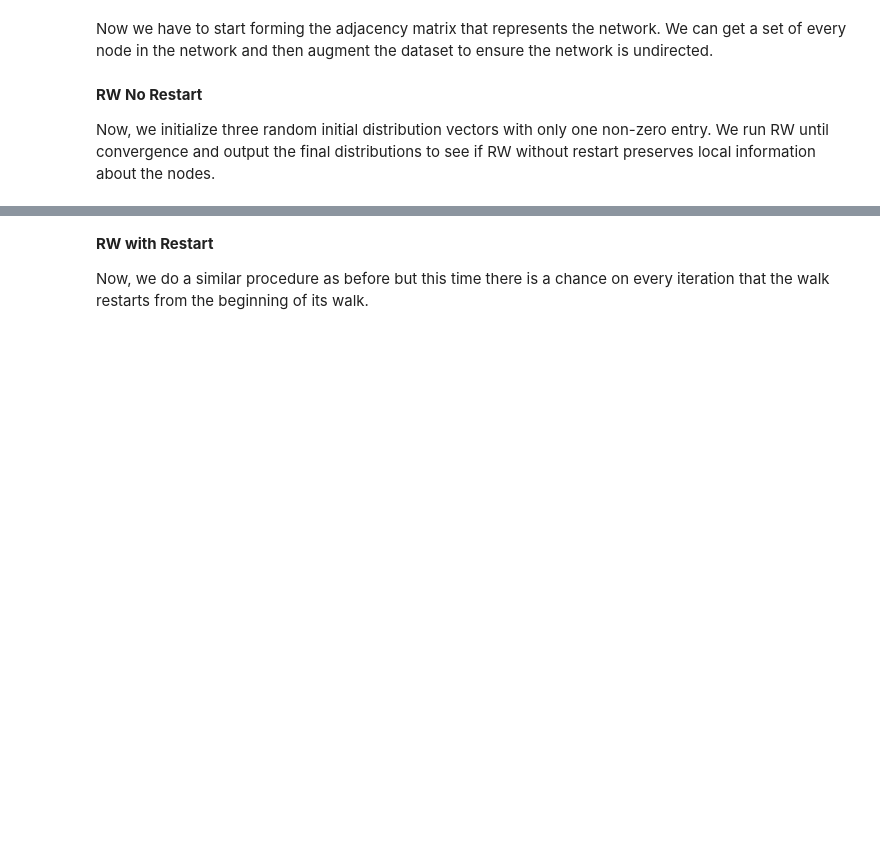
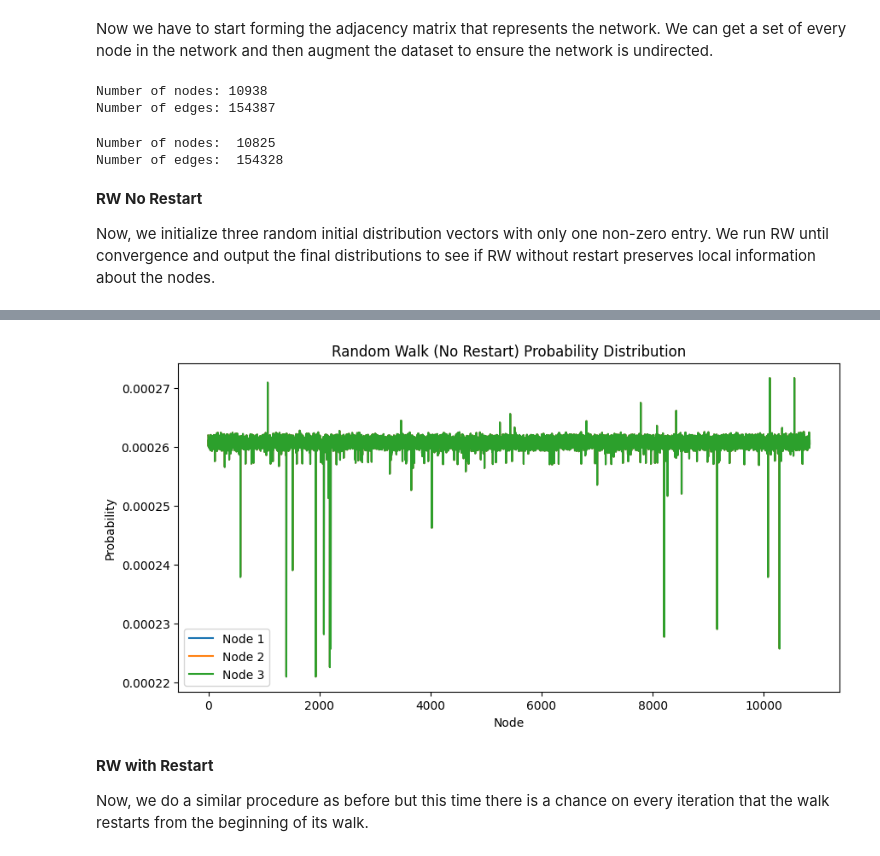
Before and after one commit to faverogian/ECSE556, a Jupyter notebook: Assignment 2/Code/random_walks.ipynb, the cells around one changed output, grey strips where cells are left out. Drawn from its saved outputs; the diff is of its cells as text; code cells hidden in the pictures; blank space fills up the shorter version.

```diff
--- a/Assignment 2/Code/random_walks.ipynb
+++ b/Assignment 2/Code/random_walks.ipynb
@@ -28,6 +28,9 @@ Now we have to start forming the adjacency matrix that represents the network. W
 # Get set of all nodes
 nodes = set(edges_df['Node 1'])
 nodes = nodes.union(set(edges_df['Node 2']))
+
+print('Number of nodes:', len(nodes))
+print('Number of edges:', len(edges_df))
 
 # Convert nodes to indices in edges_df
 nodes_dict = dict(zip(nodes, range(len(nodes))))
@@ -45,6 +48,9 @@ for i in tqdm(range(len(edge_id_df))):
 
 # If there are any self-loops, remove them
 np.fill_diagonal(adj_mat, 0)
+# %% [output]
+Number of nodes: 10938
+Number of edges: 154387
 # %%
 # Adjust adjacency matrix to be symmetric, undirected
 adj_mat = process_symmetric_entries(adj_mat)
@@ -62,15 +68,22 @@ nodes = list(nodes)
 nodes = [nodes[i] for i in range(len(nodes)) if i not in nodes_remove]
 nodes_dict = dict(zip(nodes, range(len(nodes))))
 
-# Remove nodes from edges_df
-edges_df = edges_df[~edges_df['Node 1'].isin(nodes_remove)]
-edges_df = edges_df[~edges_df['Node 2'].isin(nodes_remove)]
+# Remove rows from edges_df that contain nodes that were removed
+edges_df = edges_df[edges_df['Node 1'].isin(nodes)]
+edges_df = edges_df[edges_df['Node 2'].isin(nodes)]
 
 edges_df['Node 1'] = edges_df['Node 1'].map(nodes_dict)
 edges_df['Node 2'] = edges_df['Node 2'].map(nodes_dict)
 
 # Normalize adjacency matrix by row
 tr_mat = adj_mat / adj_mat.sum(axis=1, keepdims=True)
+
+# Print size of network
+print('Number of nodes: ', len(nodes))
+print('Number of edges: ', len(edges_df))
+# %% [output]
+Number of nodes:  10825
+Number of edges:  154328
 # %% [markdown]
 **RW No Restart**
 
@@ -129,6 +142,19 @@ for i in range(len(stat_dist_no_restart)):
     for j in range(i+1, len(stat_dist_no_restart)):
         spearman_corr.append(spearmanr(stat_dist_no_restart[i].flatten(), stat_dist_no_restart[j].flatten())[0])
 print('Spearman correlation between vectors: {}'.format(spearman_corr))
+
+# Graph the three vectors stacked on top of each other
+import matplotlib.pyplot as plt
+
+plt.figure(figsize=(10, 5))
+plt.plot(stat_dist_no_restart[0], label='Node 1')
+plt.plot(stat_dist_no_restart[1], label='Node 2')
+plt.plot(stat_dist_no_restart[2], label='Node 3')
+plt.legend()
+plt.xlabel('Node')
+plt.ylabel('Probability')
+plt.title('Random Walk (No Restart) Probability Distribution')
+plt.show()
 # %% [output]
 Are the vectors close? True
 Cosine similarity between vectors: [1.0, 1.0, 1.0]
@@ -136,4 +162,5 @@ Pearson correlation between vectors: [1.0, 1.0, 1.0]
 Spearman correlation between vectors: [0.9999999999999999, 0.9999999999999999, 0.9999999999999999]
+[figure, added]
 # %% [markdown]
 **RW with Restart**
 
```
Also changed, not shown: parts of 11 cells of this notebook, 25 other files.
